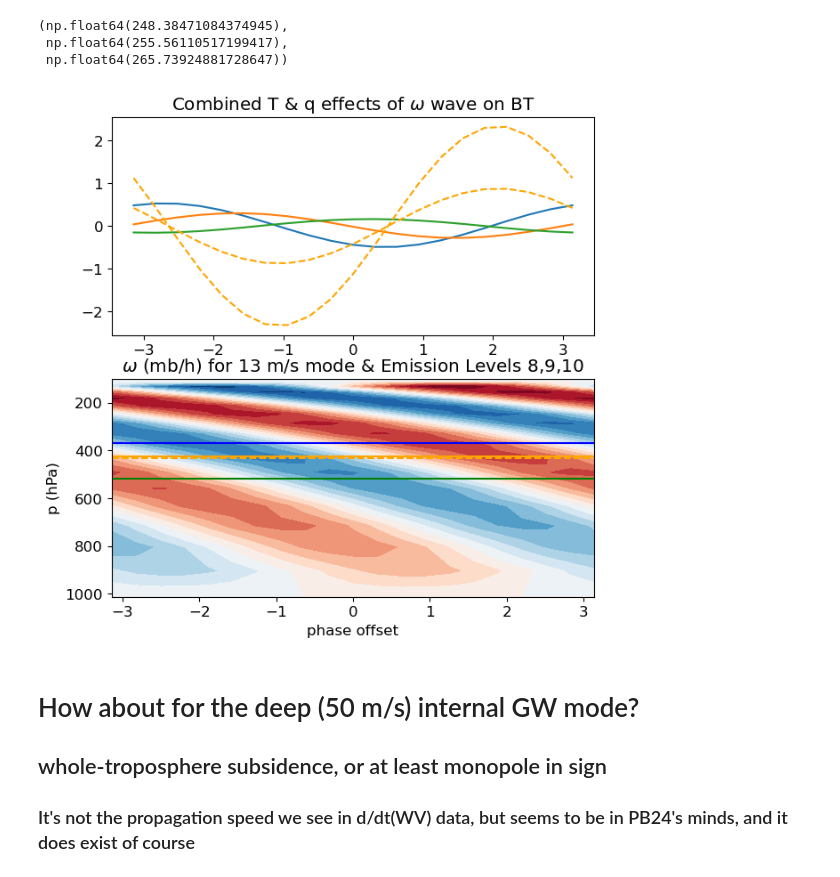
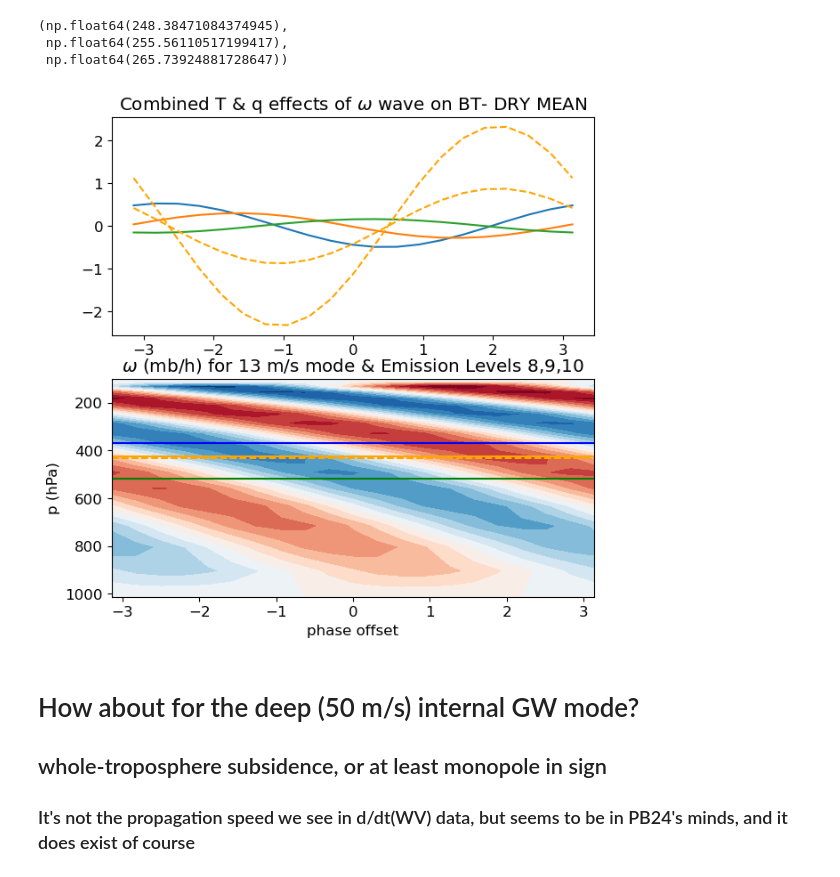
Before and after one commit to ATMOcanes/arts-lectures, a Jupyter notebook: exercises/06-olr/BEMolr.ipynb, the cells around one changed output. Cells and saved outputs as stored; diff of their text form; code cells hidden in the pictures.

```diff
--- a/exercises/06-olr/BEMolr.ipynb
+++ b/exercises/06-olr/BEMolr.ipynb
@@ -726,35 +726,35 @@ for i,ph in enumerate(phase_offset):
 
 # Dry case emission levels, Monotonic requirement on interp: use a negative sign
 EL8dry = np.interp(-T8dry,  -Tprof[1:15], pprof[1:15]) # must be in monotonic troposphere= 1:15
 EL9dry = np.interp(-T9dry,  -Tprof[1:15], pprof[1:15]) # must be in monotonic troposphere= 1:15
 EL10dry= np.interp(-T10dry, -Tprof[1:15], pprof[1:15]) # must be in monotonic troposphere= 1:15
 
 plt.figure(figsize=(7,7) )
 
 plt.subplot(211)
 plt.plot(phase_offset, DT8sdry_phase);
 plt.plot(phase_offset, DT9sdry_phase);
 plt.plot(phase_offset, DT10sdry_phase);
-plt.title('Combined T & q effects of $\omega$ wave on BT')
+plt.title('Combined T & q effects of $\omega$ wave on BT- DRY MEAN')
 
 # PB24 coefficient is "between 6 and 16 hPa per K" so overplot omega curve divided by this coefficient
 # Hardwire level 9 = 378 hPa NO DRY CASE 8=432mb
 plt.plot(phase_offset, Amplitude/100 *om21[8,:]/6., linestyle='--', color='orange') # convert omega at 378mb to BT using PB24 coefficient
 plt.plot(phase_offset, Amplitude/100 *om21[8,:]/16., linestyle='--', color='orange') # convert omega at 378mb to BT using PB24 coefficient
 
 plt.subplot(212)
 plt.contourf(phase_offset, pprof/100., om21, 15, cmap='RdBu_r')
 plt.title('$\omega$ (mb/h) for 13 m/s mode & Emission Levels 8,9,10')
 plt.ylim([1013,100]); plt.ylabel('p (hPa)')
 plt.xlabel('phase offset')
 plt.hlines(EL8dry/100, -np.pi, np.pi,'blue');
 plt.hlines(EL9dry/100, -np.pi, np.pi,'orange');
 plt.hlines(EL10dry/100,-np.pi, np.pi,'green');
 
 # Hardwire level 9 = 378 hPa NO DRY CASE 8=432mb
 plt.hlines(432.,-np.pi, np.pi,'orange', linestyle='--'); #378mb level where PB24 coefficients are applied
 # %% [output]
-[figure, old version]
+[figure, new version]
 # %% [markdown]
 # How about for the deep (50 m/s) internal GW mode?
 ## whole-troposphere subsidence, or at least monopole in sign
```
Also changed, not shown: parts of 4 cells of this notebook.
